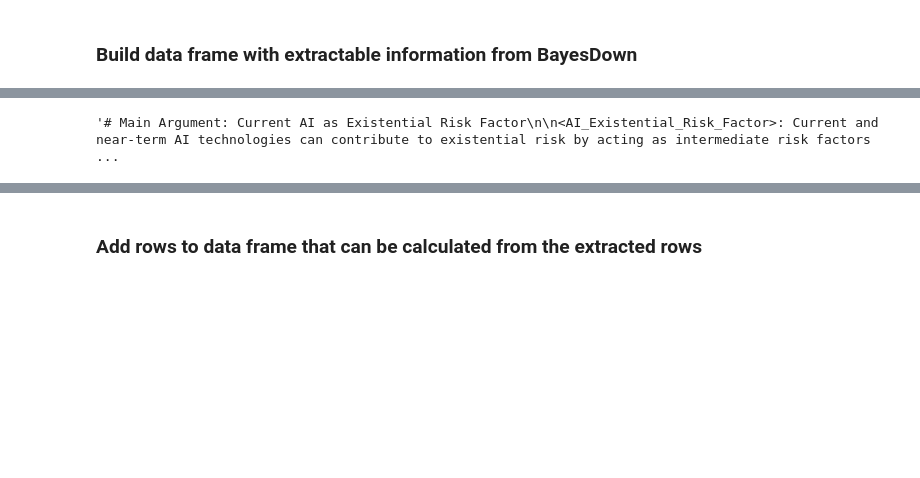
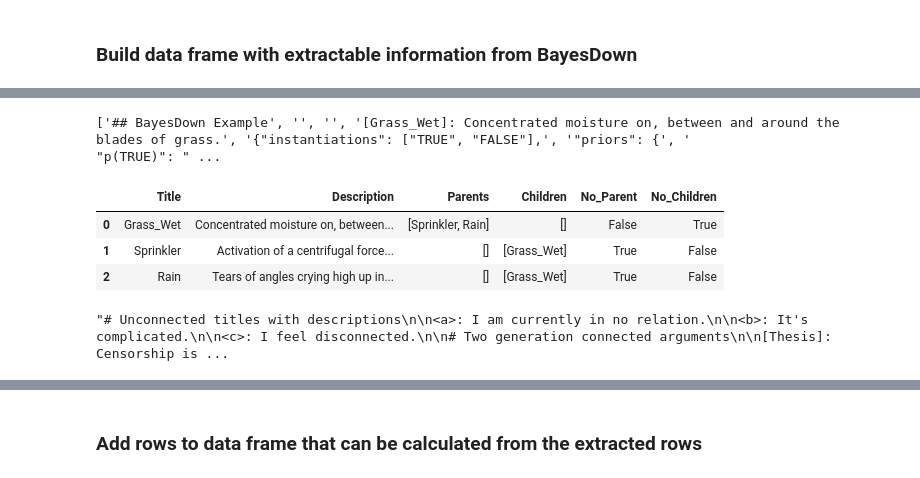
Before and after one commit to SingularitySmith/AMTAIR_Prototype, a Jupyter notebook: version_history/AMTAIR_Prototype_0_1.2.ipynb, the cells around one changed output, grey strips where cells are left out. Saved outputs shown, nothing was run; the diff lists cells and outputs as text; code cells hidden in the pictures; blank space fills up the shorter version.

```diff
--- a/version_history/AMTAIR_Prototype_0_1.2.ipynb
+++ b/version_history/AMTAIR_Prototype_0_1.2.ipynb
@@ -677 +405,10 @@ result_df
+# %%
+result_df = parse_markdown_hierarchy(md_content_ex_rain)
+result_df
+# %% [output]
+['## BayesDown Example', '', '', '[Grass_Wet]: Concentrated moisture on, between and around the blades of grass.', '{"instantiations": ["TRUE", "FALSE"],', '"priors": {', '                "p(TRUE)": " ...
+|  | Title | Description | Parents | Children | No_Parent | No_Children |
+| 0 | Grass_Wet | Concentrated moisture on, between... | [Sprinkler, Rain] | [] | False | True |
+| 1 | Sprinkler | Activation of a centrifugal force... | [] | [Grass_Wet] | True | False |
+| 2 | Rain | Tears of angles crying high up in... | [] | [Grass_Wet] | True | False |
 # %%
@@ -863,7 +610,12 @@ def add_no_parent_no_child_columns_to_df(dataframe):
     dataframe['No_Children'] = no_children
 
     return dataframe
-# %%
-markdown_text
-# %% [output]
-'# Main Argument: Current AI as Existential Risk Factor\n\n<AI_Existential_Risk_Factor>: Current and near-term AI technologies can contribute to existential risk by acting as intermediate risk factors ...
+# %%
+# read basic ArgDown example
+file_path_easy_ex = "/Users/ellaalle/code-ws/AMTAIR_Prototype/Example_file.md"
+with open(file_path_easy_ex, 'r') as f:
+  md_content_easy_ex = f.read()
+
+md_content_easy_ex
+# %% [output]
+"# Unconnected titles with descriptions\n\n<a>: I am currently in no relation.\n\n<b>: It's complicated.\n\n<c>: I feel disconnected.\n\n# Two generation connected arguments\n\n[Thesis]: Censorship is ...
```
Also changed, not shown: parts of 18 cells of this notebook, 3 other files.
